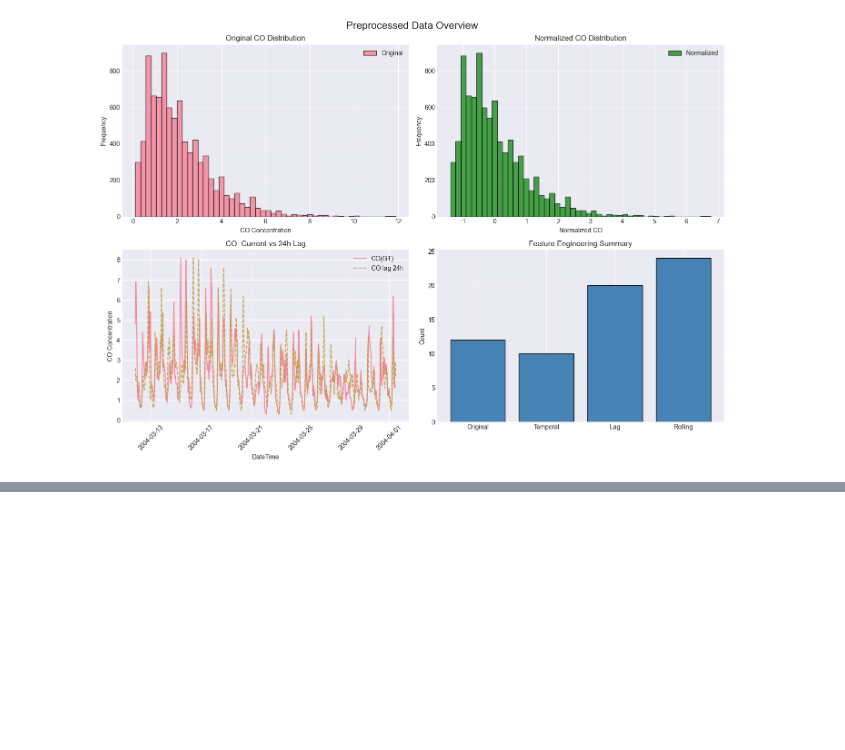
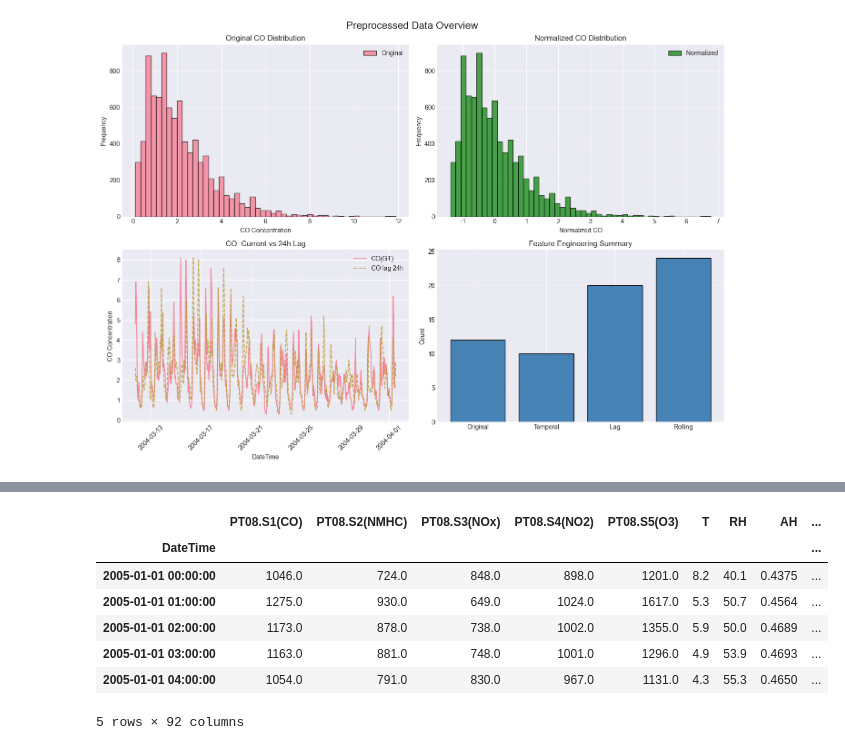
Before and after one commit to RomanticD/COMP9417_Project, a Jupyter notebook: Group_Project_Main.ipynb, the cells around one changed output, grey strips where cells are left out. Saved outputs shown, nothing was run; the diff lists cells and outputs as text; code cells hidden in the pictures; blank space fills up the shorter version.

```diff
--- a/Group_Project_Main.ipynb
+++ b/Group_Project_Main.ipynb
@@ -625,0 +986,11 @@ Next steps:
+# %%
+X_test_f.head()
+# %% [output]
+|  | PT08.S1(CO) | PT08.S2(NMHC) | PT08.S3(NOx) | PT08.S4(NO2) | PT08.S5(O3) | T | RH | AH | ... |
+| DateTime |  |  |  |  |  |  |  |  | ... |
+| 2005-01-01 00:00:00 | 1046.0 | 724.0 | 848.0 | 898.0 | 1201.0 | 8.2 | 40.1 | 0.4375 | ... |
+| 2005-01-01 01:00:00 | 1275.0 | 930.0 | 649.0 | 1024.0 | 1617.0 | 5.3 | 50.7 | 0.4564 | ... |
+| 2005-01-01 02:00:00 | 1173.0 | 878.0 | 738.0 | 1002.0 | 1355.0 | 5.9 | 50.0 | 0.4689 | ... |
+| 2005-01-01 03:00:00 | 1163.0 | 881.0 | 748.0 | 1001.0 | 1296.0 | 4.9 | 53.9 | 0.4693 | ... |
+| 2005-01-01 04:00:00 | 1054.0 | 791.0 | 830.0 | 967.0 | 1131.0 | 4.3 | 55.3 | 0.4650 | ... |
+5 rows × 92 columns
```
Also changed, not shown: parts of 8 cells of this notebook, 55 other files.
